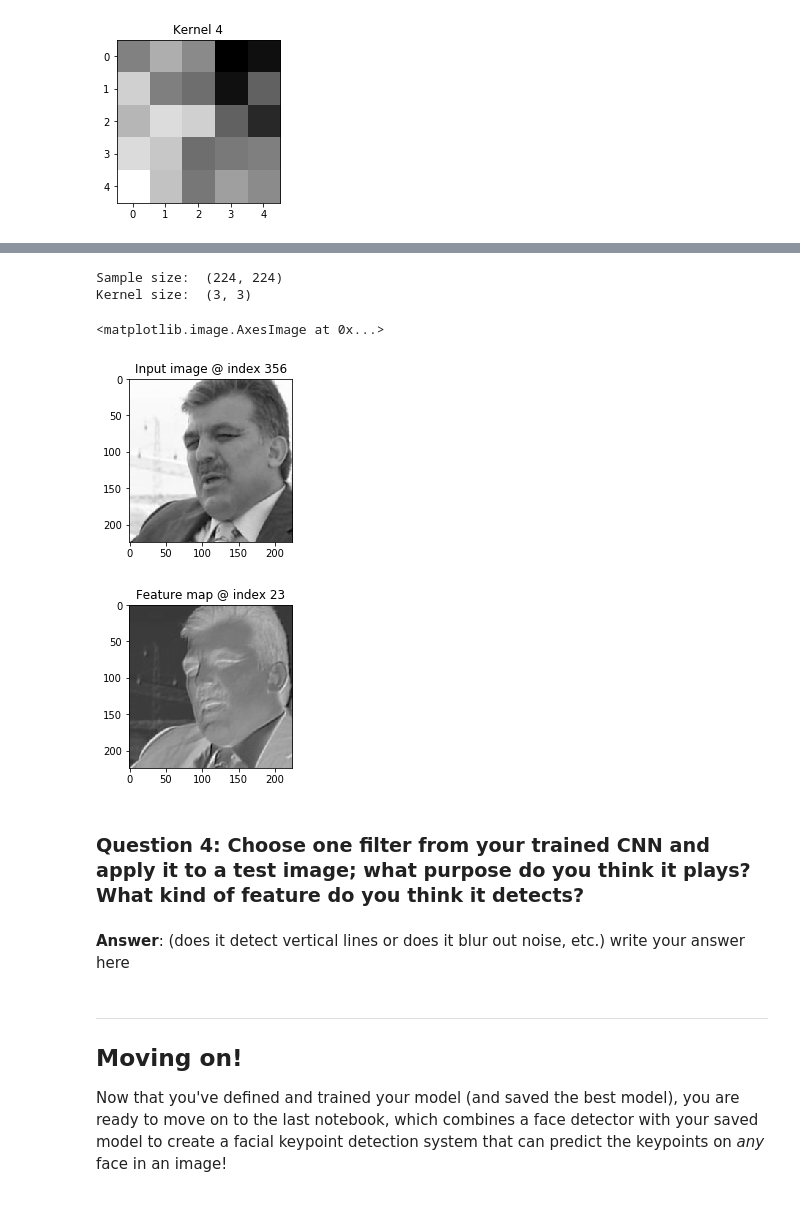
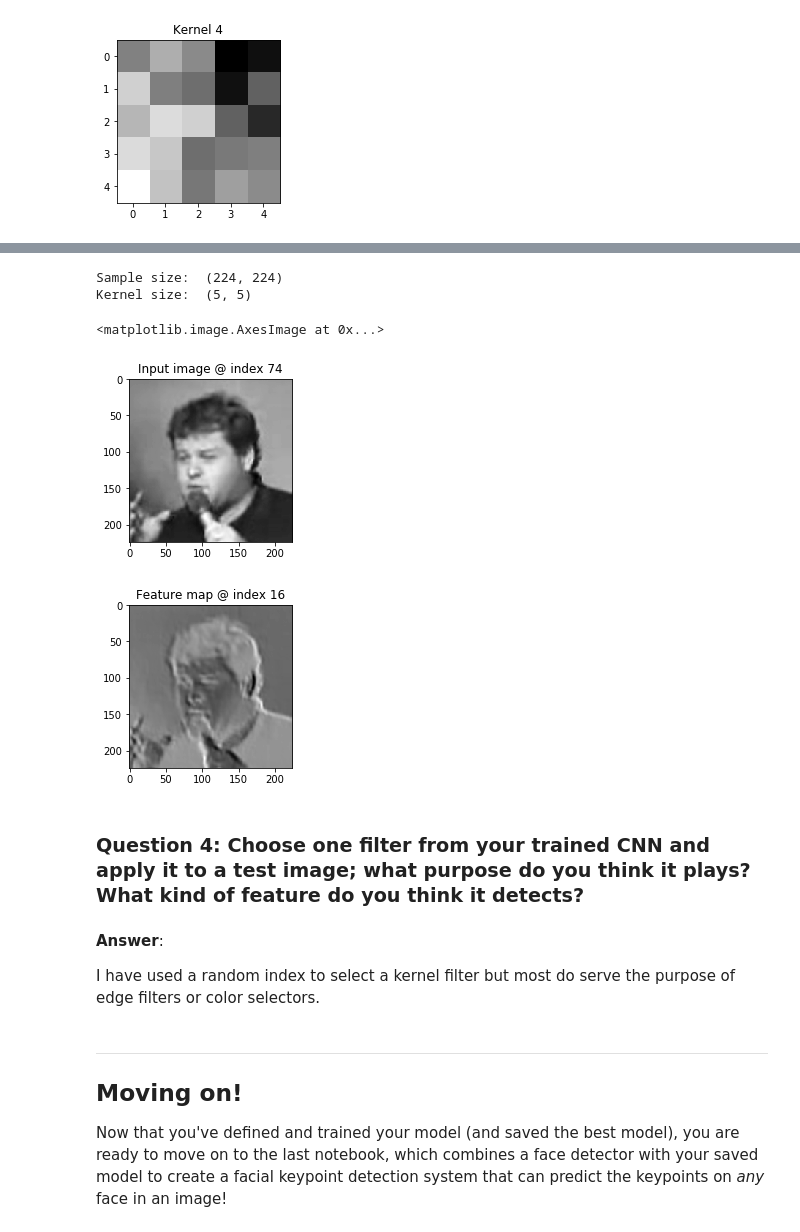
Before and after one commit to filipgrigorov/P1_Facial_Keypoints-1, a Jupyter notebook: 2. Define the Network Architecture.ipynb, the cells around one changed output, grey strips where cells are left out. Saved outputs shown, nothing was run; the diff lists cells and outputs as text; code cells hidden in the pictures.

```diff
--- a/2. Define the Network Architecture.ipynb
+++ b/2. Define the Network Architecture.ipynb
@@ -566,39 +566,41 @@ Next, choose a test image and filter it with one of the convolutional kernels in
 # %%
 import cv2
 ##TODO: load in and display any image from the transformed test dataset
 random_idx = np.random.randint(low=0, high=len(test_dataset))
 sample_test_img = test_dataset[random_idx]['image'].numpy()
 sample_test_img = np.transpose(sample_test_img, (1, 2, 0))
 
 sample_test_img_cpy = np.copy(sample_test_img)
 sample_test_img_cpy = sample_test_img_cpy.squeeze(-1)
 print('Sample size: ', sample_test_img_cpy.shape)
 
 plt.figure(figsize=(3, 3))
 plt.title('Input image @ index ' + str(random_idx))
 plt.imshow(sample_test_img_cpy, cmap='gray')
 
 ## TODO: Using cv's filter2D function,
 ## apply a specific set of filter weights (like the one displayed above) to the test image
-stacked_kernels = net.conv2.conv.weight.data.cpu().numpy()
+stacked_kernels = net.conv1.conv.weight.data.cpu().numpy()
 random_idx = np.random.randint(low=0, high=stacked_kernels.shape[0])
 kernel = stacked_kernels[random_idx][0]
 print('Kernel size: ', kernel.shape)
 
 feature_map = cv2.filter2D(sample_test_img, -1, kernel)
 plt.figure(figsize=(3, 3))
 plt.title('Feature map @ index ' + str(random_idx))
 plt.imshow(feature_map, cmap='gray')
 # %% [output]
 Sample size:  (224, 224)
-Kernel size:  (3, 3)
+Kernel size:  (5, 5)
 <matplotlib.image.AxesImage at 0x...>
-[figure, old version]
+[figure, new version]
-[figure, old version]
+[figure, new version]
 # %% [markdown]
 ### Question 4: Choose one filter from your trained CNN and apply it to a test image; what purpose do you think it plays? What kind of feature do you think it detects?
-# %% [markdown]
-**Answer**: (does it detect vertical lines or does it blur out noise, etc.) write your answer here
+# %% [markdown]
+**Answer**:
+
+I have used a random index to select a kernel filter but most do serve the purpose of edge filters or color selectors.
 # %% [markdown]
 ---
 ## Moving on!
```
